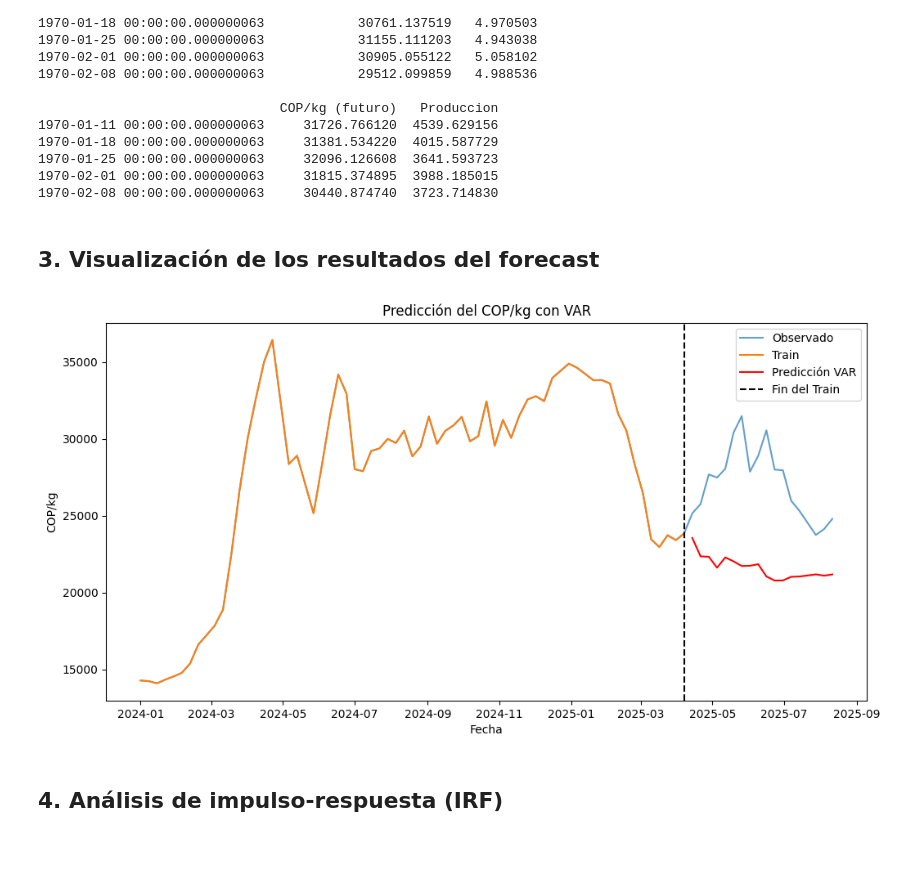
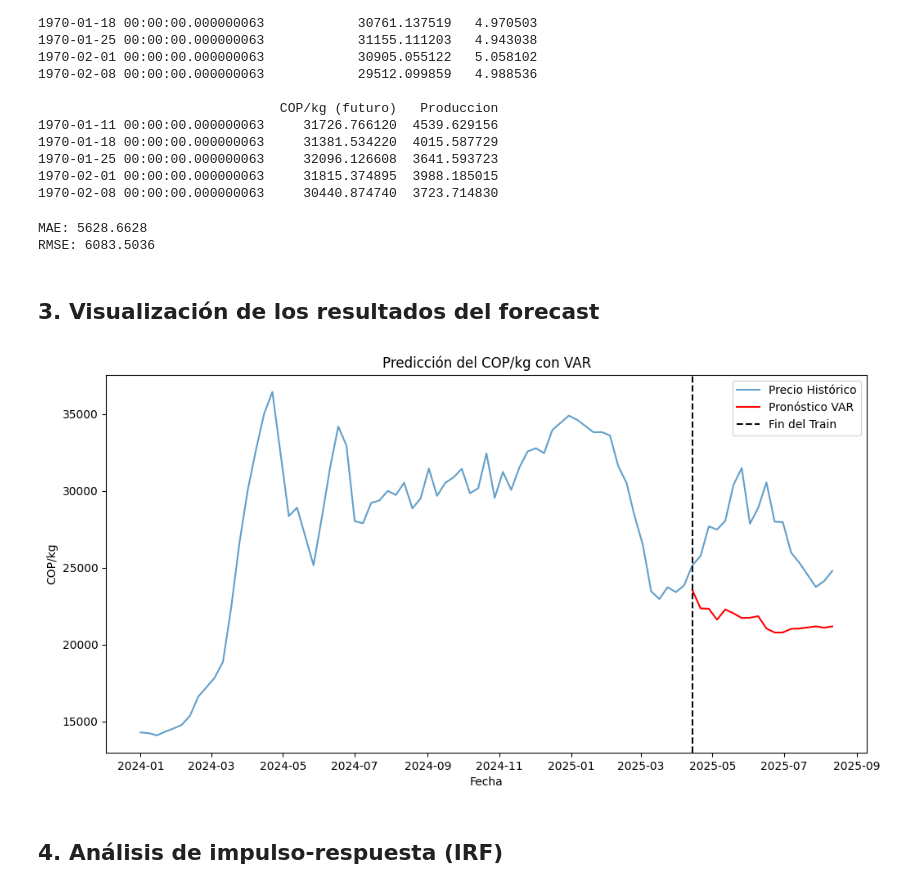
Before and after one commit to pedr0jos3/Mi-tesis, a Jupyter notebook: ModeloVAR.ipynb, the cells around one changed output. Saved outputs shown, nothing was run; the diff lists cells and outputs as text; code cells hidden in the pictures; blank space fills up the shorter version.

```diff
--- a/ModeloVAR.ipynb
+++ b/ModeloVAR.ipynb
@@ -145,36 +221,40 @@ print(forecast_levels.head())
 1970-01-25 00:00:00.000000063     32096.126608  3641.593723
 1970-02-01 00:00:00.000000063     31815.374895  3988.185015
 1970-02-08 00:00:00.000000063     30440.874740  3723.714830
+# %%
+# Calcular métricas de error
+mae = mean_absolute_error(df_total['COP/kg'].iloc[-test_size:], forecast_levels['COP/kg'])
+rmse = np.sqrt(mean_squared_error(df_total['COP/kg'].iloc[-test_size:], forecast_levels['COP/kg']))
+
+print(f'MAE: {mae:.4f}')
+print(f'RMSE: {rmse:.4f}')
+# %% [output]
+MAE: 5628.6628
+RMSE: 6083.5036
 # %% [markdown]
 ## **3. Visualización de los resultados del forecast**
 # %%
 forecast_index = df_total['Fecha'].iloc[train_size:].reset_index(drop=True)
 forecast_levels.index = pd.to_datetime(forecast_index)
 train_dates = df_total['Fecha'].iloc[:train_size].reset_index(drop=True)
 
 var_name = "COP/kg"  # variable de interés
 
 
 plt.figure(figsize=(12,6))
 
-# Serie observada completa (train + test reales)
-plt.plot(df_total['Fecha'], df_total[var_name], label="Observado", color='C0', alpha=0.7)
 
-# Resaltar la porción de entrenamiento (mismatching indices resuelto usando train_dates)
-plt.plot(train_dates, df_unificado[var_name].values[:len(train_dates)], label="Train", color='C1')
+plt.plot(df_total['Fecha'], df_total[var_name], label="Precio Histórico", color='C0', alpha=0.7)
+plt.plot(forecast_levels.index, forecast_levels[var_name], label="Pronóstico VAR", color="red")
+plt.axvline(df_total['Fecha'].iloc[-test_size], color='k', linestyle='--', label='Fin del Train')
 
-# Forecast (con índice ya reasignado)
-plt.plot(forecast_levels.index, forecast_levels[var_name], label="Predicción VAR", color="red")
-
-# Línea vertical que marca fin del train
-plt.axvline(train_dates.iloc[-1], color='k', linestyle='--', label='Fin del Train')
 plt.title(f"Predicción del {var_name} con VAR")
 plt.xlabel("Fecha")
 plt.ylabel(var_name)
 plt.legend()
 plt.show()
 # %% [output]
-[figure, old version]
+[figure, new version]
 # %% [markdown]
 ## **4. Análisis de impulso-respuesta (IRF)**
 # %%
```
Also changed, not shown: parts of 5 cells of this notebook, 6 other files.
